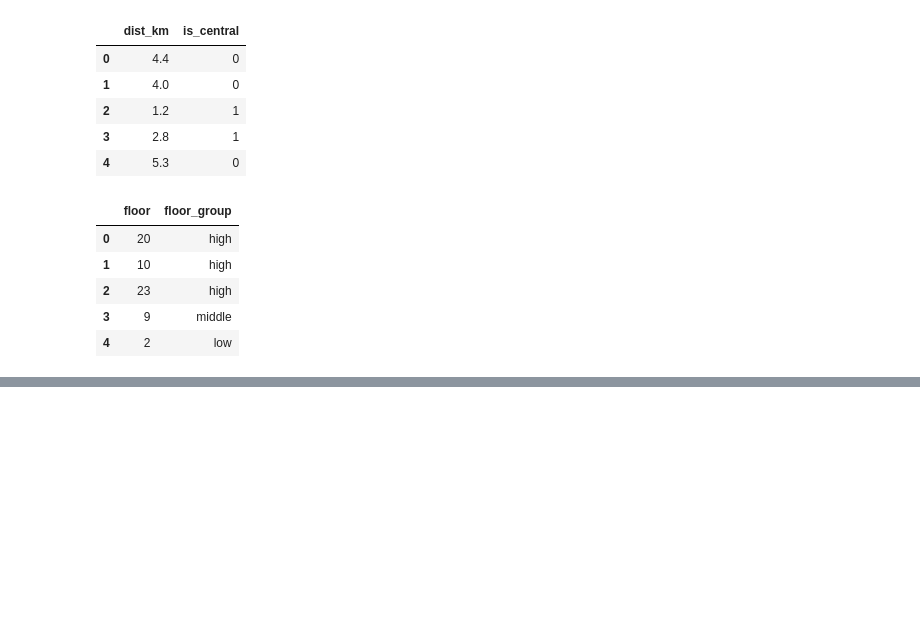
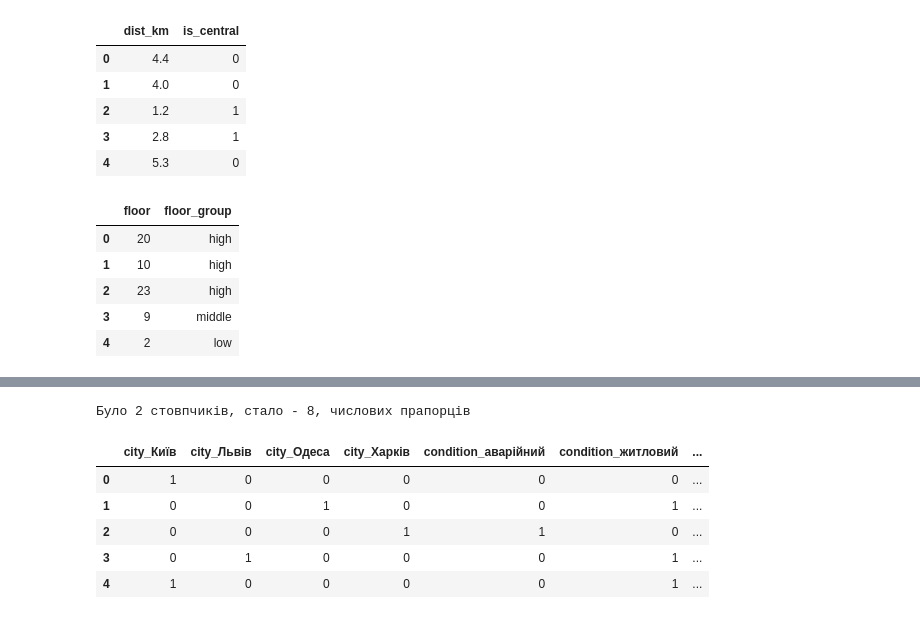
Before and after one commit to KsiuTretyakova/DTA-2026, a Jupyter notebook: ML/ML_feature_engineering_categorical_features.ipynb, the cells around one changed output, grey strips where cells are left out. Drawn from its saved outputs; the diff is of its cells as text; code cells hidden in the pictures; blank space fills up the shorter version.

```diff
--- a/ML/ML_feature_engineering_categorical_features.ipynb
+++ b/ML/ML_feature_engineering_categorical_features.ipynb
@@ -120,0 +166,12 @@ df[['floor', 'floor_group']].head()
+# %%
+dummies = pd.get_dummies(df[['city', 'condition']], dtype=int)
+print(f'Було 2 стовпчиків, стало - {dummies.shape[1]}, числових прапорців')
+dummies.head()
+# %% [output]
+Було 2 стовпчиків, стало - 8, числових прапорців
+|  | city_Київ | city_Львів | city_Одеса | city_Харків | condition_аварійний | condition_житловий | ... |
+| 0 | 1 | 0 | 0 | 0 | 0 | 0 | ... |
+| 1 | 0 | 0 | 1 | 0 | 0 | 1 | ... |
+| 2 | 0 | 0 | 0 | 1 | 1 | 0 | ... |
+| 3 | 0 | 1 | 0 | 0 | 0 | 1 | ... |
+| 4 | 1 | 0 | 0 | 0 | 0 | 1 | ... |
```
Also changed, not shown: parts of 11 cells of this notebook.
